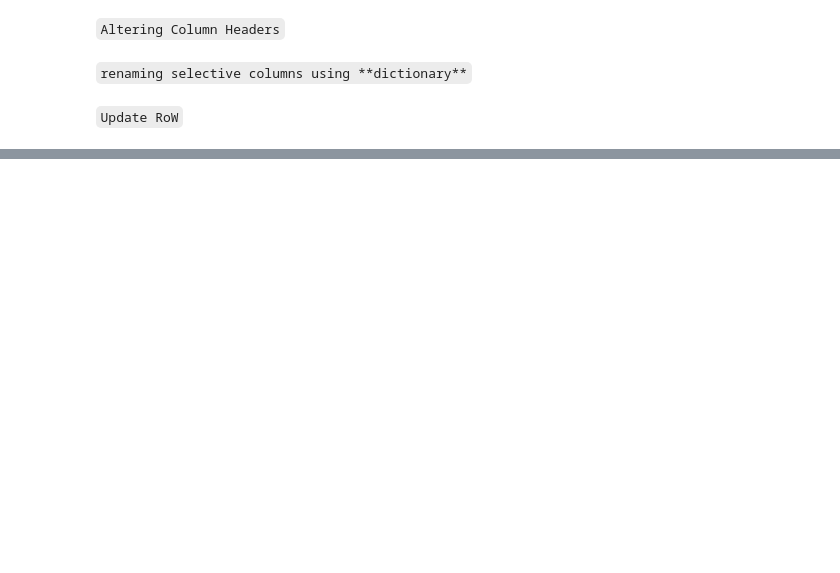
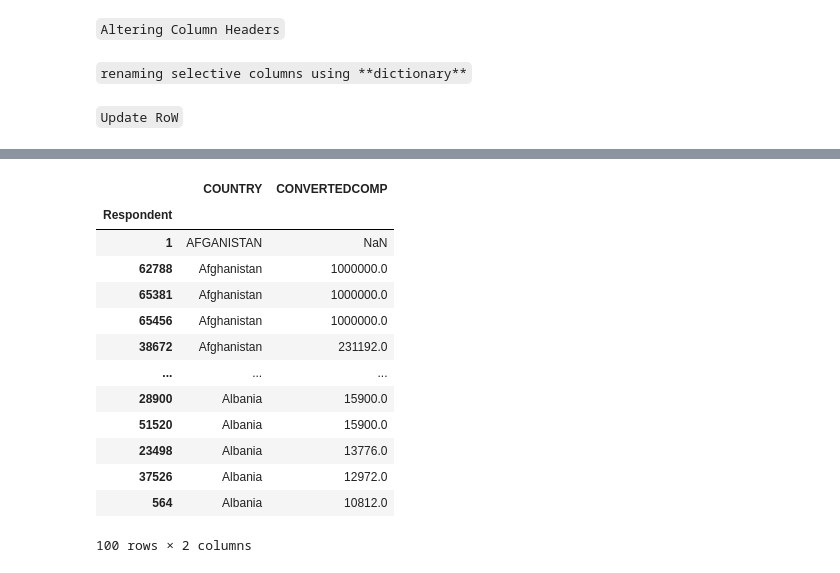
Before and after one commit to shredder47/Pandas-Examples, a Jupyter notebook: Stackoverflow Dataset (Basic Operations Usage).ipynb, the cells around one changed output, grey strips where cells are left out. Saved outputs shown, nothing was run; the diff lists cells and outputs as text; code cells hidden in the pictures; blank space fills up the shorter version.

```diff
--- a/Stackoverflow Dataset (Basic Operations Usage).ipynb
+++ b/Stackoverflow Dataset (Basic Operations Usage).ipynb
@@ -393,0 +596,17 @@ df.loc[indiaFilter,'AGE_IN_YEAR'] = df.loc[indiaFilter,'AGE_IN_YEAR'] + 1
+# %%
+df.sort_values(by=['COUNTRY','CONVERTEDCOMP'],ascending=[True,False])[['COUNTRY','CONVERTEDCOMP']].head(100)
+# %% [output]
+|  | COUNTRY | CONVERTEDCOMP |
+| Respondent |  |  |
+| 1 | AFGANISTAN | NaN |
+| 62788 | Afghanistan | 1000000.0 |
+| 65381 | Afghanistan | 1000000.0 |
+| 65456 | Afghanistan | 1000000.0 |
+| 38672 | Afghanistan | 231192.0 |
+| ... | ... | ... |
+| 28900 | Albania | 15900.0 |
+| 51520 | Albania | 15900.0 |
+| 23498 | Albania | 13776.0 |
+| 37526 | Albania | 12972.0 |
+| 564 | Albania | 10812.0 |
+100 rows × 2 columns
```
Also changed, not shown: parts of 55 cells of this notebook.
